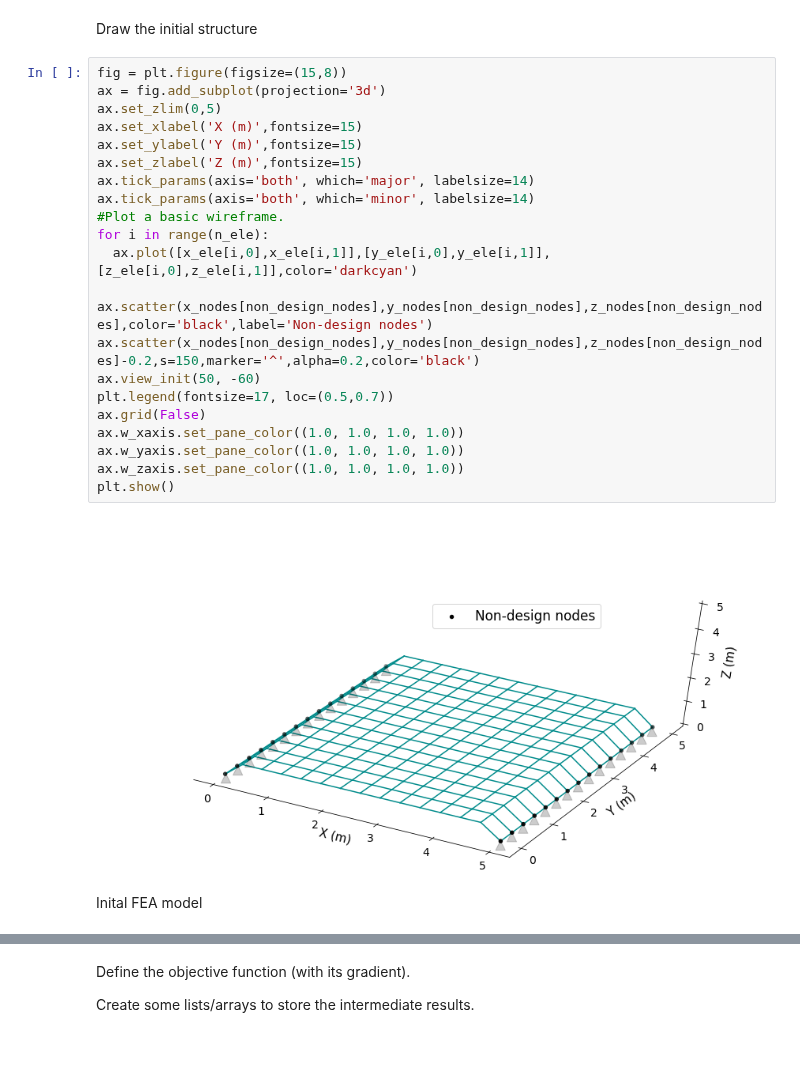
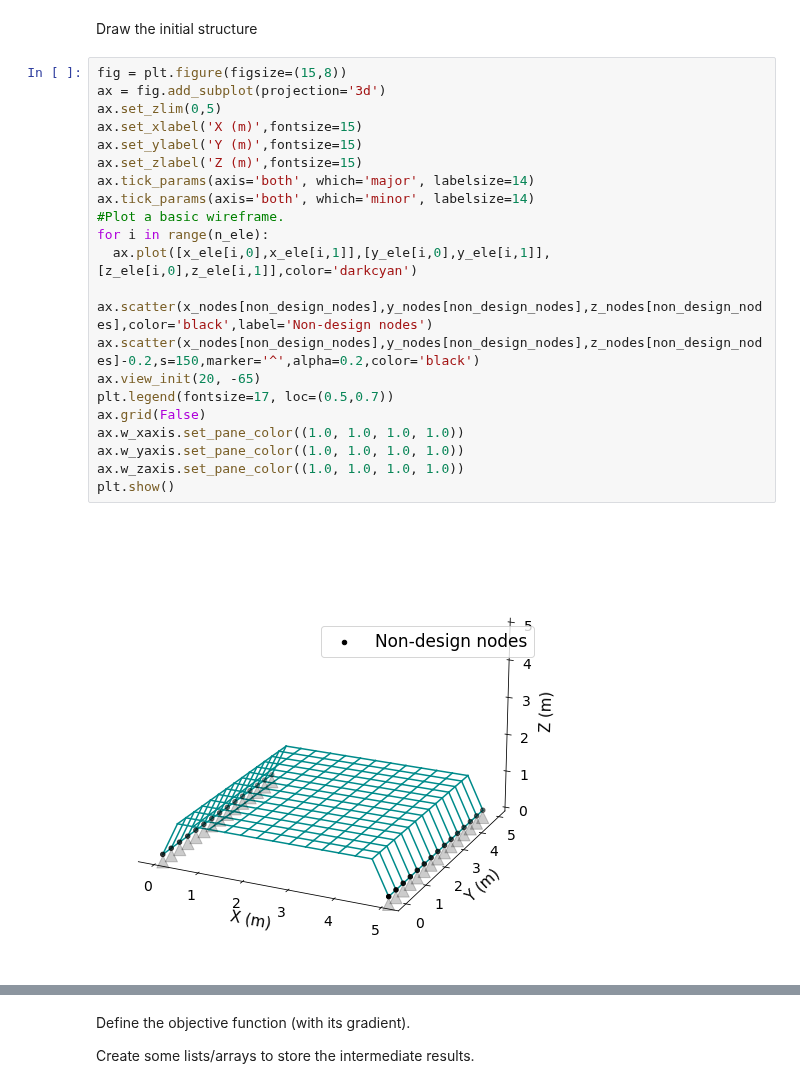
Before and after one commit to GaoyuanWu/JaxSSO, a Jupyter notebook: Examples/Arch_3D.ipynb, the cells around one changed output, grey strips where cells are left out. Drawn from its saved outputs; the diff is of its cells as text; blank space fills up the shorter version.

```diff
--- a/Examples/Arch_3D.ipynb
+++ b/Examples/Arch_3D.ipynb
@@ -102,26 +102,24 @@ Draw the initial structure
 # %%
 fig = plt.figure(figsize=(15,8))
 ax = fig.add_subplot(projection='3d')
 ax.set_zlim(0,5)
 ax.set_xlabel('X (m)',fontsize=15)
 ax.set_ylabel('Y (m)',fontsize=15)
 ax.set_zlabel('Z (m)',fontsize=15)
 ax.tick_params(axis='both', which='major', labelsize=14)
 ax.tick_params(axis='both', which='minor', labelsize=14)
 #Plot a basic wireframe.
 for i in range(n_ele):
   ax.plot([x_ele[i,0],x_ele[i,1]],[y_ele[i,0],y_ele[i,1]],[z_ele[i,0],z_ele[i,1]],color='darkcyan')
 
 ax.scatter(x_nodes[non_design_nodes],y_nodes[non_design_nodes],z_nodes[non_design_nodes],color='black',label='Non-design nodes')
 ax.scatter(x_nodes[non_design_nodes],y_nodes[non_design_nodes],z_nodes[non_design_nodes]-0.2,s=150,marker='^',alpha=0.2,color='black')
-ax.view_init(50, -60)
+ax.view_init(20, -65)
 plt.legend(fontsize=17, loc=(0.5,0.7))
 ax.grid(False)
 ax.w_xaxis.set_pane_color((1.0, 1.0, 1.0, 1.0))
 ax.w_yaxis.set_pane_color((1.0, 1.0, 1.0, 1.0))
 ax.w_zaxis.set_pane_color((1.0, 1.0, 1.0, 1.0))
 plt.show()
 # %% [output]
-[figure, old version]
+[figure, new version]
-# %% [markdown]
-Inital FEA model
```
Also changed, not shown: parts of 6 cells of this notebook, 2 other files.
